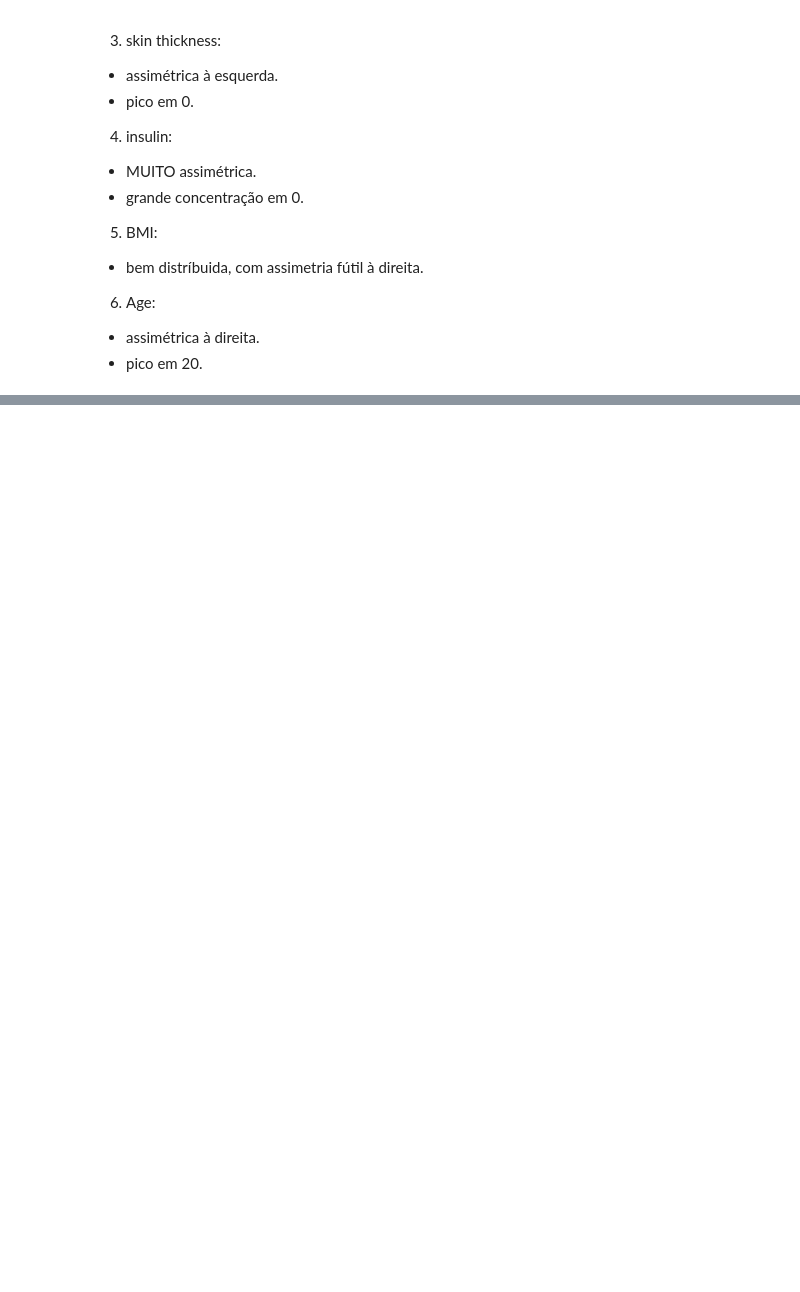
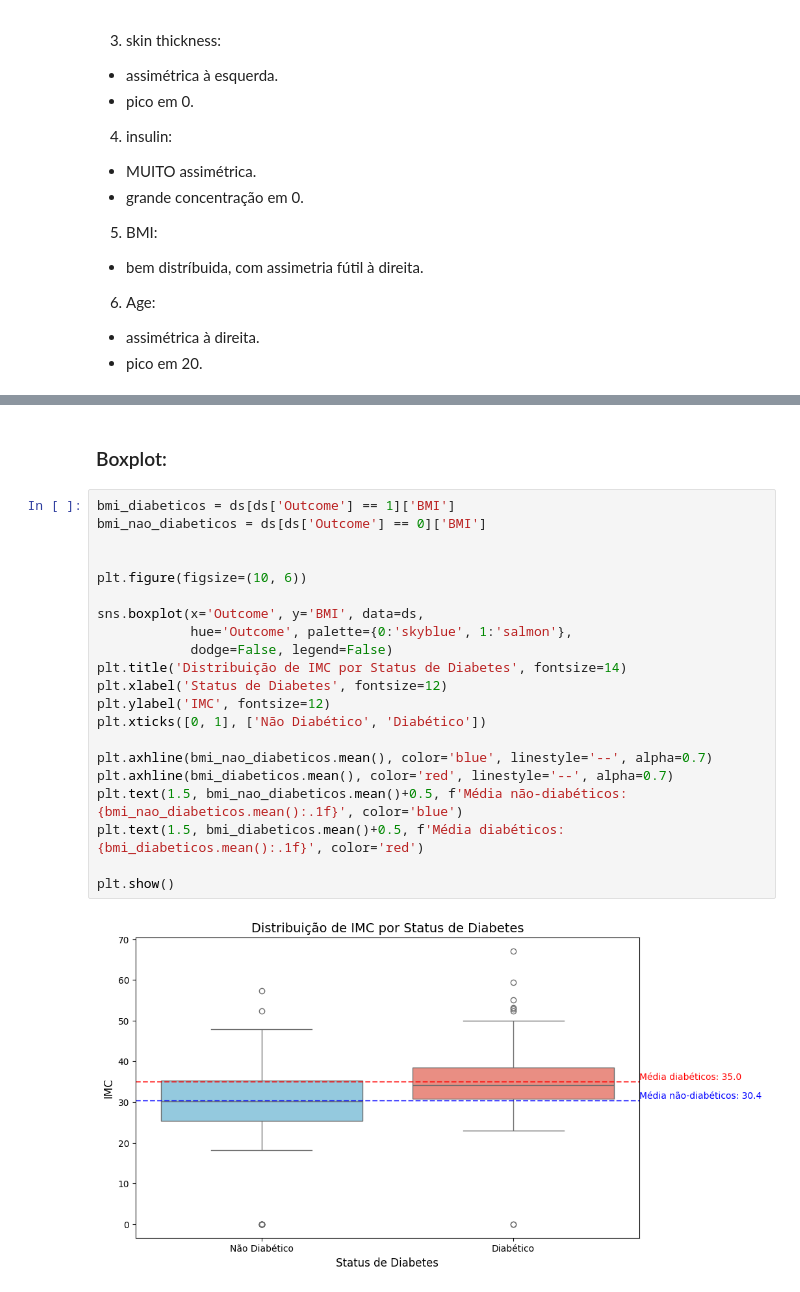
Before and after one commit to Dexmachi/Processo-seletivo-CiS, a Jupyter notebook: Questionário CiS.ipynb, the cells around one changed output, grey strips where cells are left out. Saved outputs shown, nothing was run; the diff lists cells and outputs as text; blank space fills up the shorter version.

```diff
--- a/Questionário CiS.ipynb
+++ b/Questionário CiS.ipynb
@@ -295,0 +376,25 @@ plt.show()
+# %% [markdown]
+### Boxplot:
+# %%
+bmi_diabeticos = ds[ds['Outcome'] == 1]['BMI']
+bmi_nao_diabeticos = ds[ds['Outcome'] == 0]['BMI']
+
+
+plt.figure(figsize=(10, 6))
+
+sns.boxplot(x='Outcome', y='BMI', data=ds,
+            hue='Outcome', palette={0:'skyblue', 1:'salmon'},
+            dodge=False, legend=False)
+plt.title('Distribuição de IMC por Status de Diabetes', fontsize=14)
+plt.xlabel('Status de Diabetes', fontsize=12)
+plt.ylabel('IMC', fontsize=12)
+plt.xticks([0, 1], ['Não Diabético', 'Diabético'])
+
+plt.axhline(bmi_nao_diabeticos.mean(), color='blue', linestyle='--', alpha=0.7)
+plt.axhline(bmi_diabeticos.mean(), color='red', linestyle='--', alpha=0.7)
+plt.text(1.5, bmi_nao_diabeticos.mean()+0.5, f'Média não-diabéticos: {bmi_nao_diabeticos.mean():.1f}', color='blue')
+plt.text(1.5, bmi_diabeticos.mean()+0.5, f'Média diabéticos: {bmi_diabeticos.mean():.1f}', color='red')
+
+plt.show()
+# %% [output]
+[figure, added]
```
Also changed, not shown: parts of 39 cells of this notebook.
